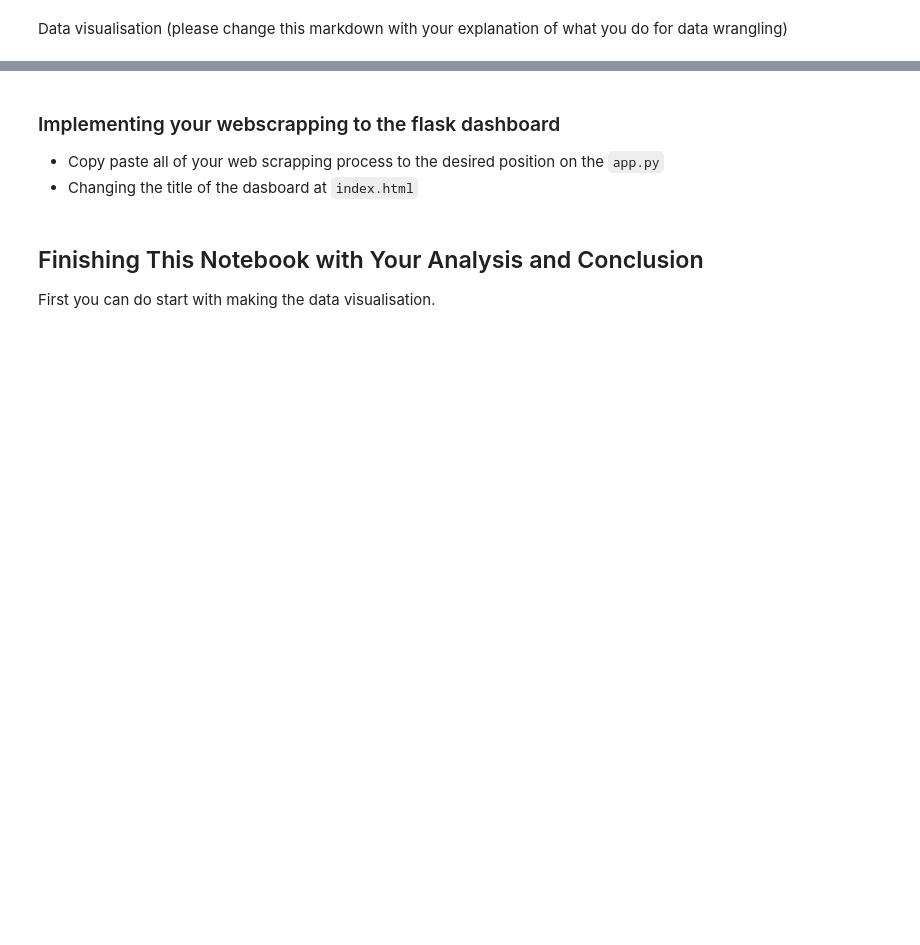
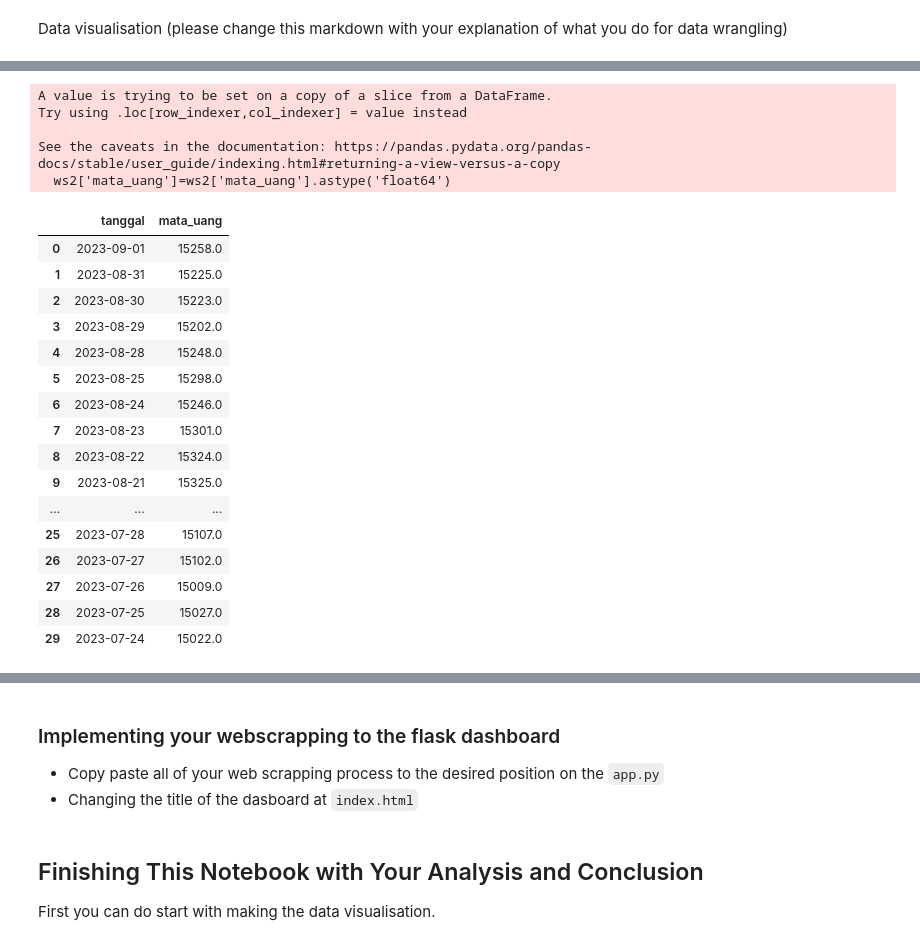
Before and after one commit to cakmustafagit/capstone_mustafa, a Jupyter notebook: web_scraping-main/Notebook Skeleton Guide Capstone Beautiful Soup.ipynb, the cells around one changed output, grey strips where cells are left out. Cells and saved outputs as stored; diff of their text form; code cells hidden in the pictures; blank space fills up the shorter version.

```diff
--- a/web_scraping-main/Notebook Skeleton Guide Capstone Beautiful Soup.ipynb
+++ b/web_scraping-main/Notebook Skeleton Guide Capstone Beautiful Soup.ipynb
@@ -65,0 +168,4 @@ Data visualisation (please change this markdown with your explanation of what yo
+# %%
+# Merubah data kolom nilai_uang untuk ambil nilai rupiahnya dan disimpan dalam kolom masa_uang
+ws1['mata_uang']=ws1['nilai_uang'].str.split().str[2]
+ws2=ws1[['tanggal','mata_uang']]
@@ -65,0 +202,4 @@ Data visualisation (please change this markdown with your explanation of what yo
+# %%
+# Merubah format data dalam kolom tanggal menjadi date tome
+ws2['tanggal']=ws2['tanggal'].astype('datetime64[ns]')
+ws2.info()
@@ -65,0 +253,27 @@ Data visualisation (please change this markdown with your explanation of what yo
+# %%
+# merubah format data pada kolom mata_uang menjadi float
+ws2['mata_uang']=ws2['mata_uang'].astype('float64')
+ws2.head(30)
+# %% [output]
+A value is trying to be set on a copy of a slice from a DataFrame.
+Try using .loc[row_indexer,col_indexer] = value instead
+
+See the caveats in the documentation: https://pandas.pydata.org/pandas-docs/stable/user_guide/indexing.html#returning-a-view-versus-a-copy
+  ws2['mata_uang']=ws2['mata_uang'].astype('float64')
+|  | tanggal | mata_uang |
+| 0 | 2023-09-01 | 15258.0 |
+| 1 | 2023-08-31 | 15225.0 |
+| 2 | 2023-08-30 | 15223.0 |
+| 3 | 2023-08-29 | 15202.0 |
+| 4 | 2023-08-28 | 15248.0 |
+| 5 | 2023-08-25 | 15298.0 |
+| 6 | 2023-08-24 | 15246.0 |
+| 7 | 2023-08-23 | 15301.0 |
+| 8 | 2023-08-22 | 15324.0 |
+| 9 | 2023-08-21 | 15325.0 |
+| ... | ... | ... |
+| 25 | 2023-07-28 | 15107.0 |
+| 26 | 2023-07-27 | 15102.0 |
+| 27 | 2023-07-26 | 15009.0 |
+| 28 | 2023-07-25 | 15027.0 |
+| 29 | 2023-07-24 | 15022.0 |
```
Also changed, not shown: parts of 24 cells of this notebook.
